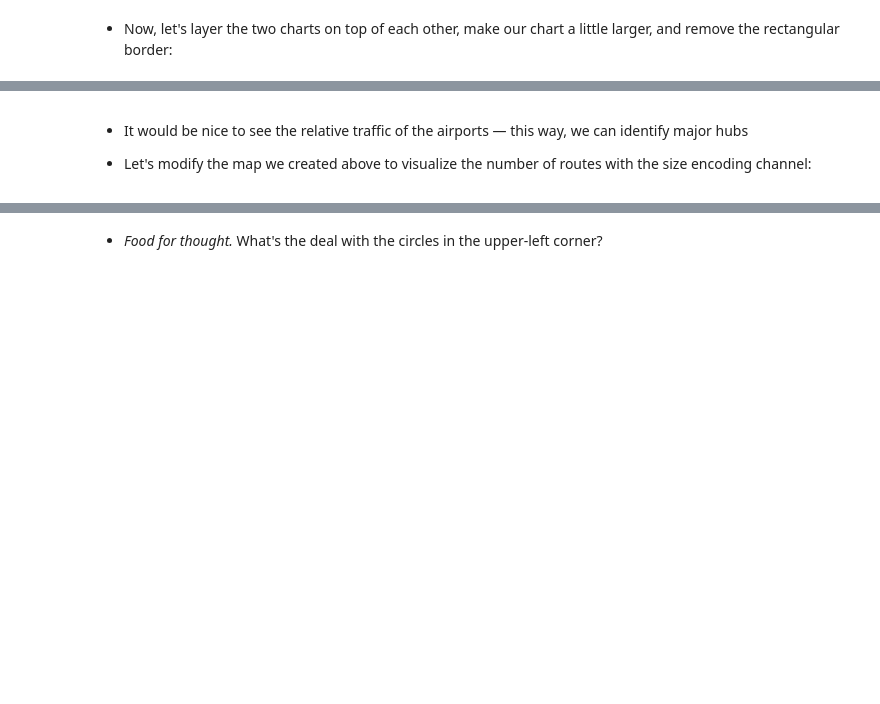
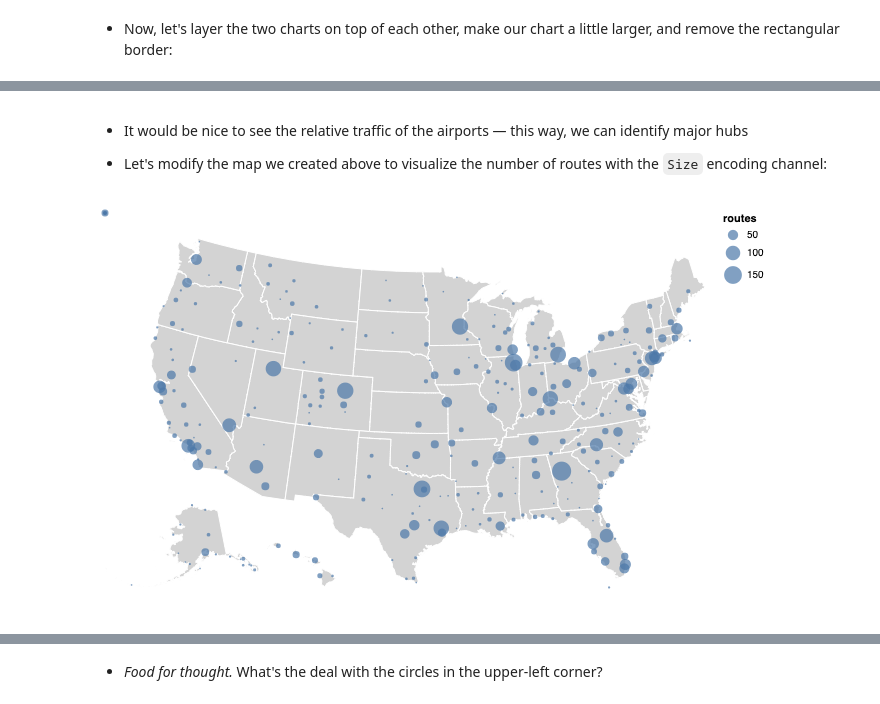
Before and after one commit to usna-dwv/lesson-cartographic-viz, a Jupyter notebook: Lesson 11 Cartographic Visualization.ipynb, the cells around one changed output, grey strips where cells are left out. Saved outputs shown, nothing was run; the diff lists cells and outputs as text; code cells hidden in the pictures; blank space fills up the shorter version.

```diff
--- a/Lesson 11 Cartographic Visualization.ipynb
+++ b/Lesson 11 Cartographic Visualization.ipynb
@@ -452,29 +358,34 @@ points
 - It would be nice to see the relative traffic of the airports &mdash; this way, we can identify major hubs
 
 
-- Let's modify the map we created above to visualize the number of routes with the size encoding channel:
+- Let's modify the map we created above to visualize the number of routes with the `Size` encoding channel:
 # %%
+# Solution
 base = alt.Chart(
     alt.topo_feature(us_url, 'states')
 ).mark_geoshape(
     fill='lightgray', stroke='white', strokeWidth=1
 ).project(
     type='albersUsa'
 )
 
-points = alt.Chart(airports_data).mark_circle(
+points = alt.Chart(airports_df).mark_circle(
     size=8
 ).encode(
     alt.Latitude('latitude:Q'),
     alt.Longitude('longitude:Q'),
-    alt.Tooltip('iata:N')
+    [alt.Tooltip('iata:N'), alt.Tooltip('routes:Q')],
+    alt.Size('routes:Q'),
+    alt.Order('routes:Q', sort='descending')
 ).project(
     type='albersUsa'
 )
 
 (base + points).properties(
     width=600,
     height=400
 ).configure_view(
     strokeWidth=0
 )
+# %% [output]
+[figure, added]
```
Also changed, not shown: parts of 62 cells of this notebook, 1 other file.
